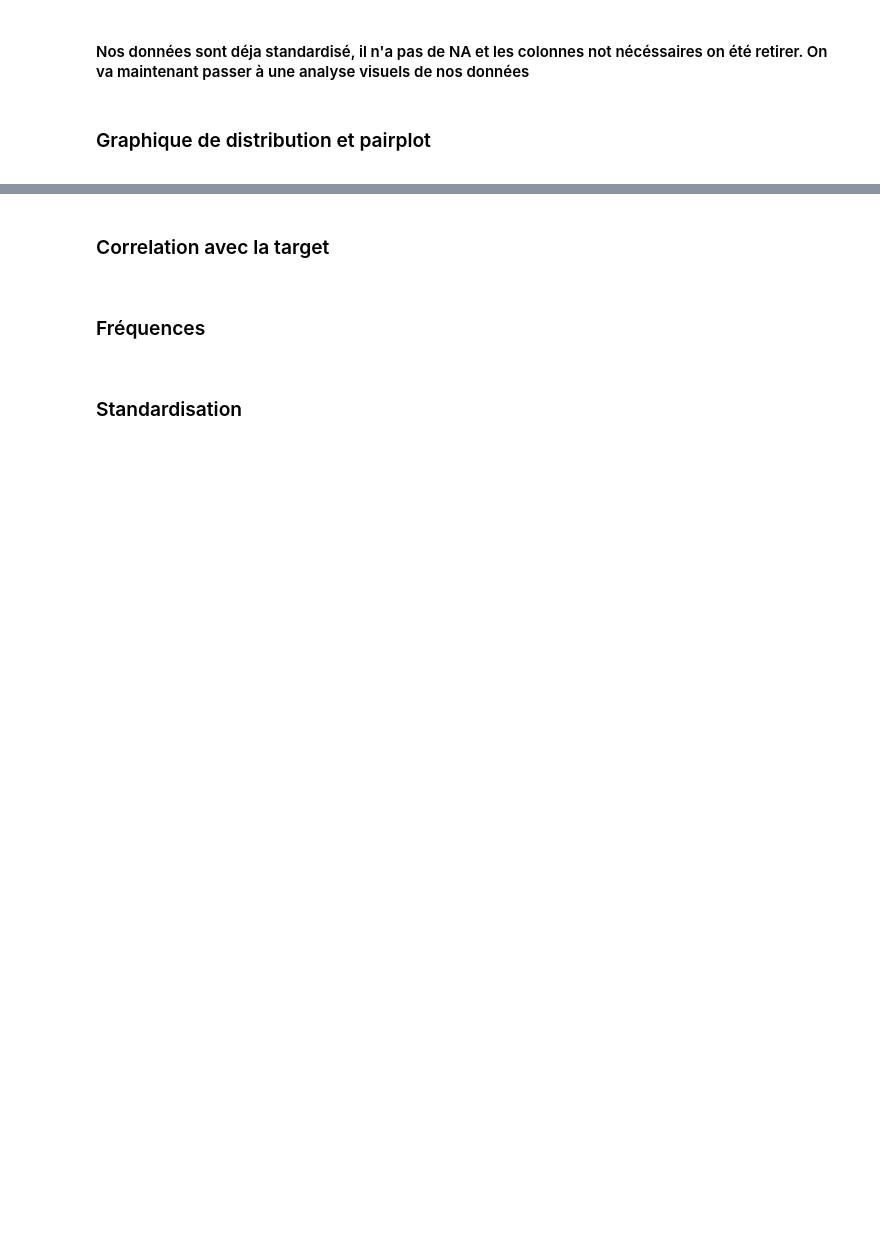
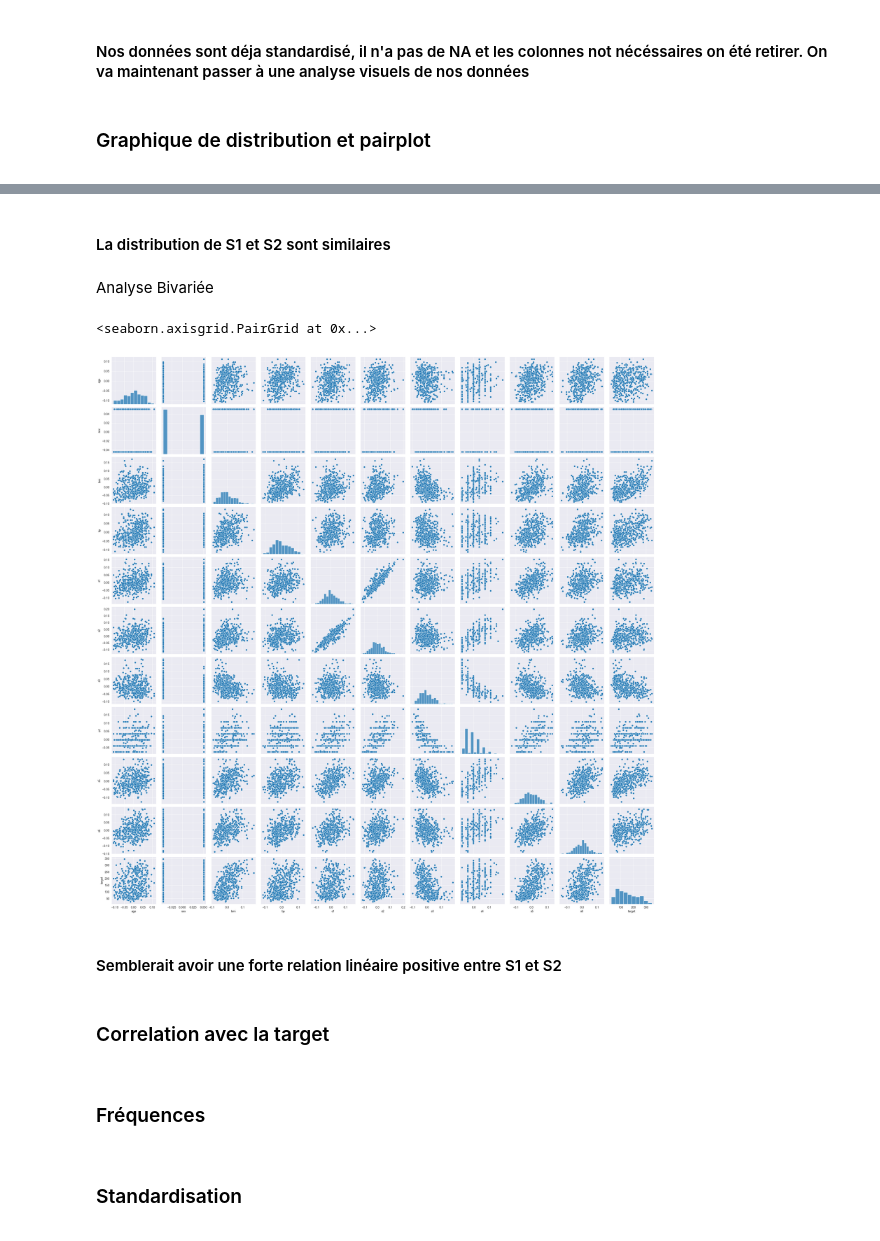
Before and after one commit to BrondelYv/Application_ML_With_Streamlit, a Jupyter notebook: Exploration/Etude_Diabetes.ipynb, the cells around one changed output, grey strips where cells are left out. Saved outputs shown, nothing was run; the diff lists cells and outputs as text; code cells hidden in the pictures; blank space fills up the shorter version.

```diff
--- a/Exploration/Etude_Diabetes.ipynb
+++ b/Exploration/Etude_Diabetes.ipynb
@@ -170,3 +156,14 @@ dtype: bool
+# %% [markdown]
+<h4> La distribution de S1 et S2 sont similaires </h4>
+# %% [markdown]
+Analyse Bivariée
+# %%
+sns.pairplot(df)
+# %% [output]
+<seaborn.axisgrid.PairGrid at 0x...>
+[figure, added]
+# %% [markdown]
+<h4> Semblerait avoir une forte relation linéaire positive entre S1 et S2 </h4>
 # %% [markdown]
 <a id="4"><h3> Correlation avec la target </h3>
 </a>
```
Also changed, not shown: parts of 5 cells of this notebook, 6 other files.
